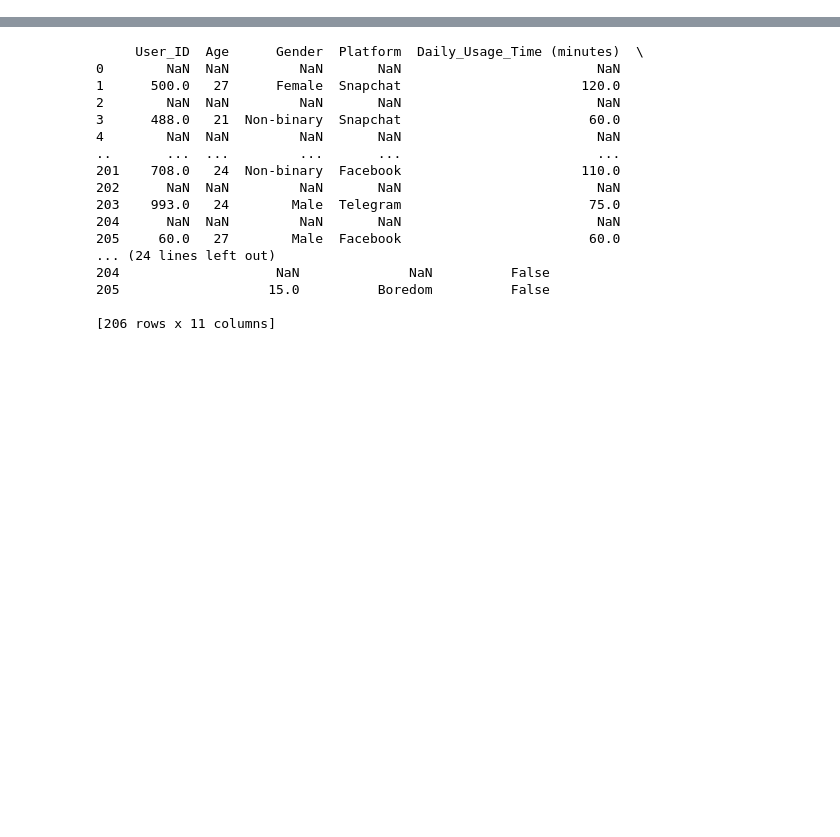
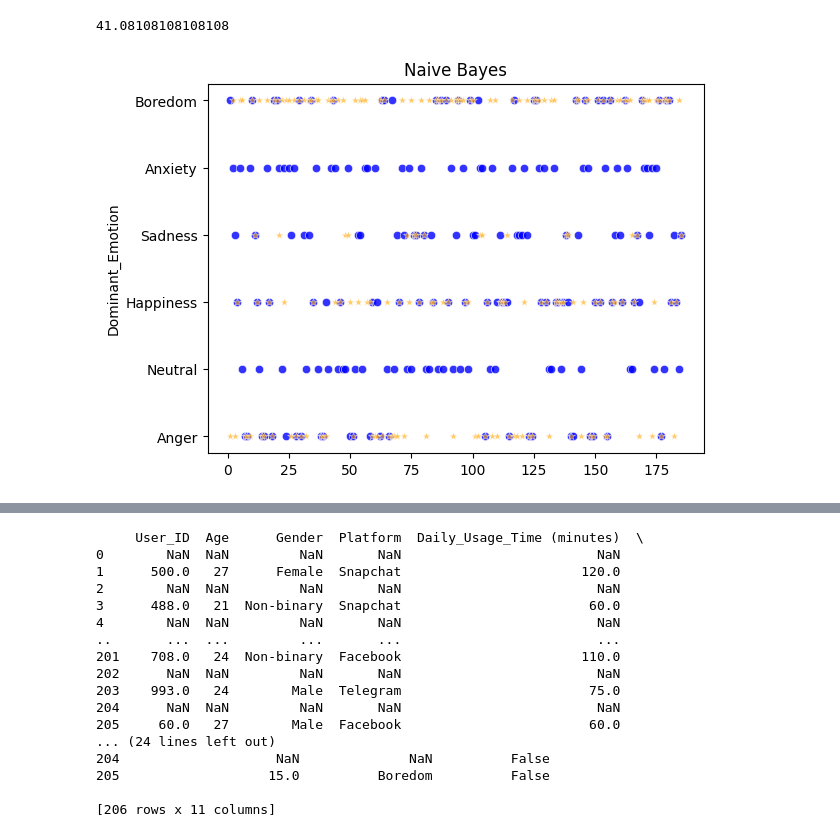
Before and after one commit to bratatikiit/Bigdata-Project, a Jupyter notebook: desciontree.ipynb, the cells around one changed output, grey strips where cells are left out. Cells and saved outputs as stored; diff of their text form; code cells hidden in the pictures; blank space fills up the shorter version.

```diff
--- a/desciontree.ipynb
+++ b/desciontree.ipynb
@@ -0,0 +227,20 @@
+# %%
+#using Naive Bayes
+
+nb = GaussianNB()
+nb.fit(train_x,train_y)
+
+score = nb.score(test_x,test_y)*100
+scorelist.append (score)
+
+namelist.append ("NB")
+print(score)
+#Visulising Result Accuracy
+x=np.arange(1,len(test_y)+1)
+sns.scatterplot(x=x,y=test_y,color = 'blue' , alpha = 0.8)
+sns.scatterplot(x=x,y=nb.predict(test_x),color = 'orange',alpha = 0.6,marker = '*')
+plt.title("Naive Bayes")
+plt.show()
+# %% [output]
+41.08108108108108
+[figure, added]
```
Also changed, not shown: parts of 17 cells of this notebook, 23 other files.
